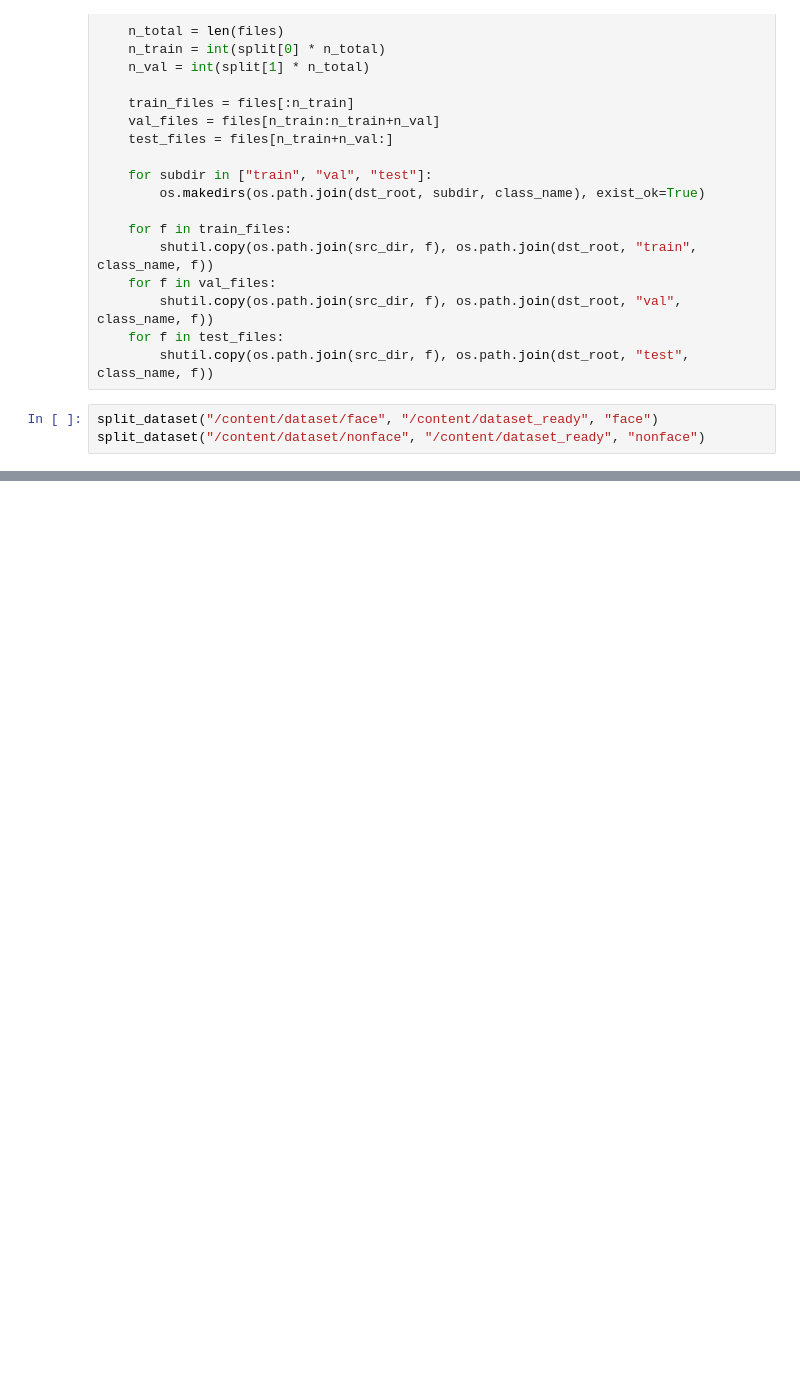
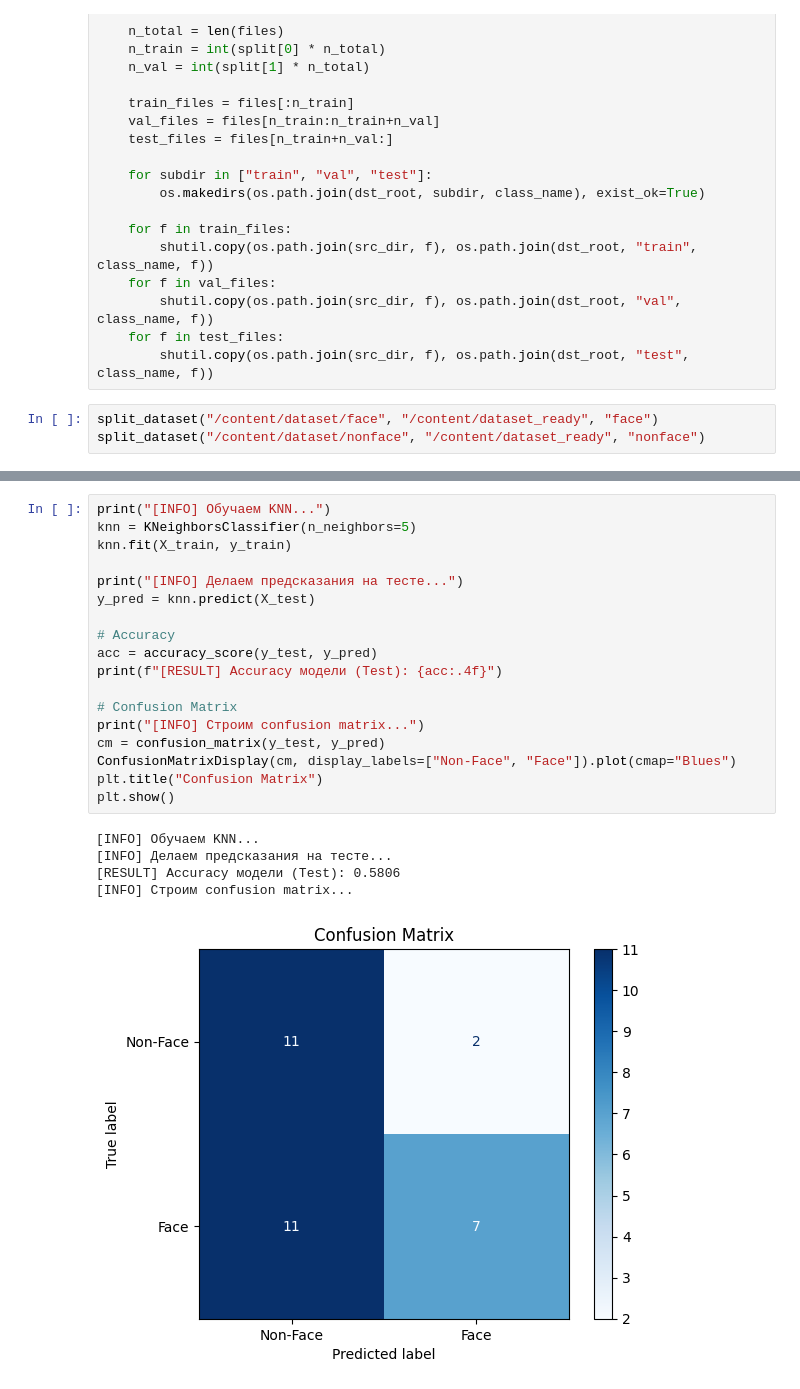
Before and after one commit to likoscp/face_detection, a Jupyter notebook: face_detector.ipynb, the cells around one changed output, grey strips where cells are left out. Saved outputs shown, nothing was run; the diff lists cells and outputs as text; blank space fills up the shorter version.

```diff
--- a/face_detector.ipynb
+++ b/face_detector.ipynb
@@ -198,0 +161,24 @@ Person detected: 1 (threshold=0.5)
+# %%
+print("[INFO] Обучаем KNN...")
+knn = KNeighborsClassifier(n_neighbors=5)
+knn.fit(X_train, y_train)
+
+print("[INFO] Делаем предсказания на тесте...")
+y_pred = knn.predict(X_test)
+
+# Accuracy
+acc = accuracy_score(y_test, y_pred)
+print(f"[RESULT] Accuracy модели (Test): {acc:.4f}")
+
+# Confusion Matrix
+print("[INFO] Строим confusion matrix...")
+cm = confusion_matrix(y_test, y_pred)
+ConfusionMatrixDisplay(cm, display_labels=["Non-Face", "Face"]).plot(cmap="Blues")
+plt.title("Confusion Matrix")
+plt.show()
+# %% [output]
+[INFO] Обучаем KNN...
+[INFO] Делаем предсказания на тесте...
+[RESULT] Accuracy модели (Test): 0.5806
+[INFO] Строим confusion matrix...
+[figure, added]
```
Also changed, not shown: parts of 7 cells of this notebook.
